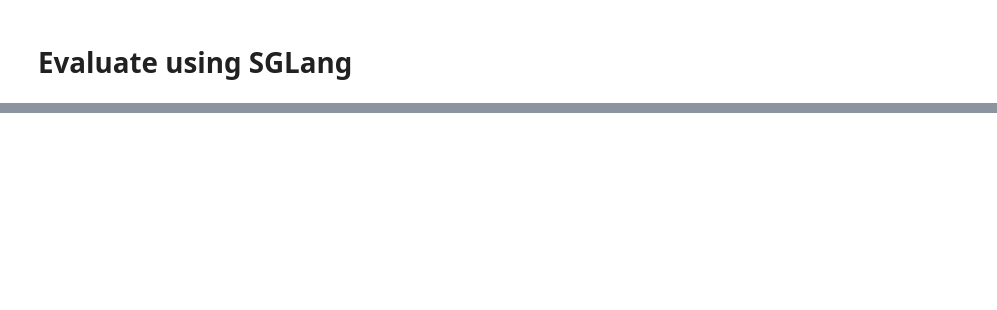
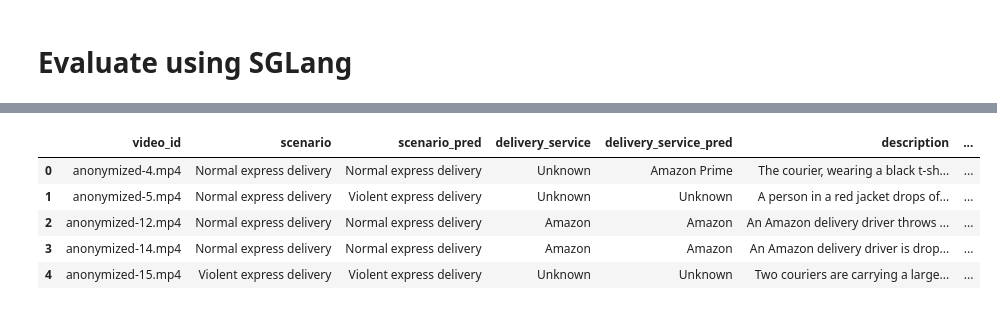
Before and after one commit to Chevolier/LLaVA-NeXT, a Jupyter notebook: evaluate.ipynb, the cells around one changed output, grey strips where cells are left out. Saved outputs shown, nothing was run; the diff lists cells and outputs as text; code cells hidden in the pictures; blank space fills up the shorter version.

Commit message:
test sglang for inference

```diff
--- a/evaluate.ipynb
+++ b/evaluate.ipynb
@@ -521,10 +490,10 @@ def convert_to_dict(text_item):
 
 def identify_event_sglang(video_path, prompt=None):
     if prompt is None:
-        prompt = """\
+         prompt = """\
 This is the surveillance camera footage from home delivery scenarios. I need you to analyze the content carefully and provide a structured analysis in the following format:
 
-scenario: identify the main events in the video, select the most relevant label in [Deliver a package, The package was stolen, Damaging a package violently, The delivery driver approached, Take the box, Violently delivering packages, Place the box, Deliver food, Driving a delivery van]
+scenario: identify the main events in the video, select the most relevant label in [Violent express delivery, Normal express delivery, Express package theft, Encounter with wildlife, Accidental dropping of delivery items, Other abnormal behaviors]
 delivery service: identify the delivery company if visible, e.g., FedEx, UPS, Amazon, 美团外卖, SAGAWA, DHL, or mark as “Unknown” if unclear
 description: provide a brief, one-sentence description of what happens in the video, including key actions and participants ** in English **
 
@@ -539,6 +508,9 @@ Please ensure the output is valid JSON with these exact keys.
 
     max_frames_num = 32
     video, frame_time, video_time = load_video(video_path, max_frames_num, 1, force_sample=True)
+    time_instruciton = f"The video lasts for {video_time:.2f} seconds, and {len(video[0])} frames are uniformly sampled from it. These frames are located at {frame_time}.Please answer the following questions related to this video."
+    question = DEFAULT_IMAGE_TOKEN + f"\n{time_instruciton}\n{prompt}" # Please describe this video in detail."
+
     content = []
     for image in video:
         base64_image = encode_image(image)
@@ -554,7 +526,7 @@ Please ensure the output is valid JSON with these exact keys.
     content.append(
         {
             "type": "text",
-            "text": prompt
+            "text": question
         }
     )
 
@@ -569,10 +541,13 @@ Please ensure the output is valid JSON with these exact keys.
         model=model_name,
         messages=messages,
         temperature=0,
+        max_new_tokens=4096,
         # stream=True
     )
 
-    return response.choices[0].message.content
+    response_json = convert_to_dict(response.choices[0].message.content)
 
-result = identify_event_sglang(video_files[1])
+    return response_json
+
+result = identify_event_sglang(os.path.join(video_dir, df_test.loc[0, 'video_id']))
 print(f"result: {result}")
@@ -601,9 +555,0 @@ print(f"result: {result}")
-# %%
-import json
-
-data_folder = "./data/0_30_s_activitynetqa"
-data_path = "./data/0_30_s_activitynetqa/0_30_s_activitynetqa_oe_qa_processed.json"
-with open(data_path, 'r') as f:
-    data = json.load(f)
-
-data[:3]
@@ -647,0 +636,14 @@ print(f"accuracy: {accuracy:.2f}")
+# %%
+df_pred = df_pred.add_suffix(f'_pred')
+df_merge = pd.merge(df_test, df_pred, left_on='video_id', right_on='video_id_pred')
+columns = ['video_id', 'scenario', 'scenario_pred', 'delivery_service', 'delivery_service_pred',
+           'description', 'description_pred', 'time_cost_pred']
+df_merge = df_merge[columns]
+df_merge.head()
+# %% [output]
+|  | video_id | scenario | scenario_pred | delivery_service | delivery_service_pred | description | ... |
+| 0 | anonymized-4.mp4 | Normal express delivery | Normal express delivery | Unknown | Amazon Prime | The courier, wearing a black t-sh... | ... |
+| 1 | anonymized-5.mp4 | Normal express delivery | Violent express delivery | Unknown | Unknown | A person in a red jacket drops of... | ... |
+| 2 | anonymized-12.mp4 | Normal express delivery | Normal express delivery | Amazon | Amazon | An Amazon delivery driver throws ... | ... |
+| 3 | anonymized-14.mp4 | Normal express delivery | Normal express delivery | Amazon | Amazon | An Amazon delivery driver is drop... | ... |
+| 4 | anonymized-15.mp4 | Violent express delivery | Violent express delivery | Unknown | Unknown | Two couriers are carrying a large... | ... |
```
Also changed, not shown: parts of 16 cells of this notebook, 3 other files.
